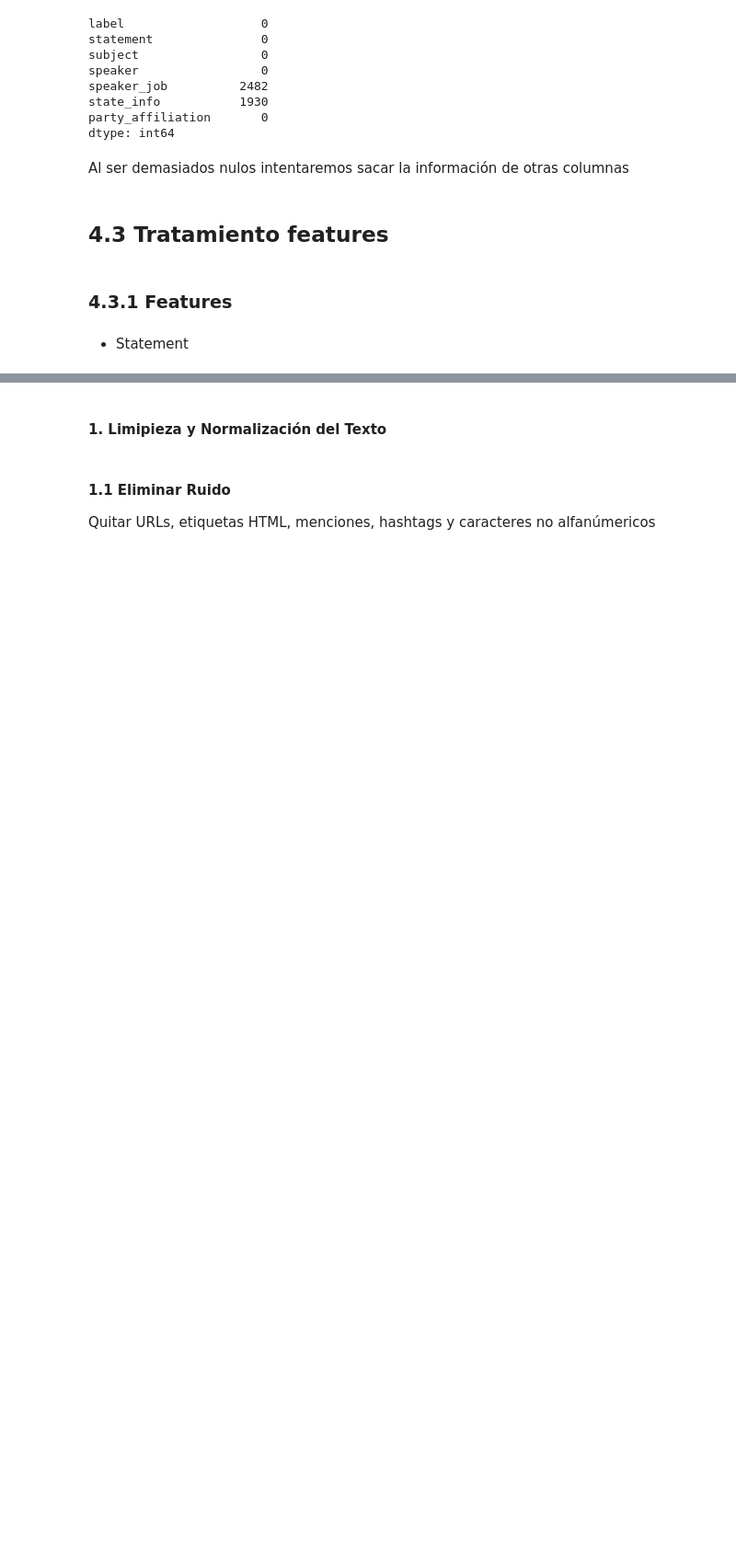
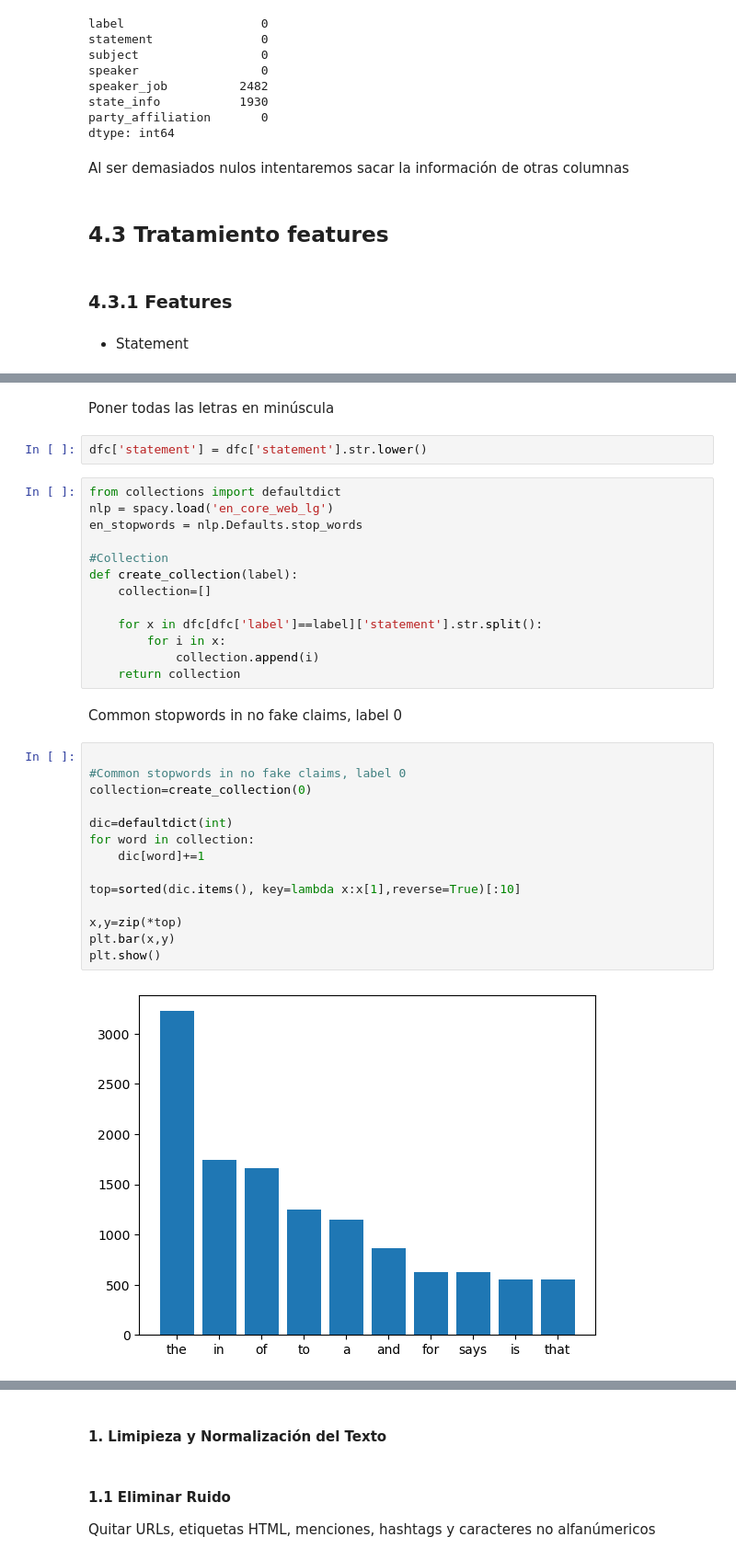
Before and after one commit to Tehedor/Reto2_ML-ABID, a Jupyter notebook: 1_Carga_limpieza_datos.ipynb, the cells around one changed output, grey strips where cells are left out. Shown at 92% size. Drawn from its saved outputs; the diff is of its cells as text; blank space fills up the shorter version.

```diff
--- a/1_Carga_limpieza_datos.ipynb
+++ b/1_Carga_limpieza_datos.ipynb
@@ -215,0 +234,35 @@ Al ser demasiados nulos intentaremos sacar la información de otras columnas
+# %% [markdown]
+Poner todas las letras en minúscula
+# %%
+dfc['statement'] = dfc['statement'].str.lower()
+# %%
+from collections import defaultdict
+nlp = spacy.load('en_core_web_lg')
+en_stopwords = nlp.Defaults.stop_words
+
+#Collection
+def create_collection(label):
+    collection=[]
+
+    for x in dfc[dfc['label']==label]['statement'].str.split():
+        for i in x:
+            collection.append(i)
+    return collection
+# %% [markdown]
+Common stopwords in no fake claims, label 0
+# %%
+
+#Common stopwords in no fake claims, label 0
+collection=create_collection(0)
+
+dic=defaultdict(int)
+for word in collection:
+    dic[word]+=1
+
+top=sorted(dic.items(), key=lambda x:x[1],reverse=True)[:10]
+
+x,y=zip(*top)
+plt.bar(x,y)
+plt.show()
+# %% [output]
+[figure, added]
```
Also changed, not shown: parts of 19 cells of this notebook, 4 other files.
